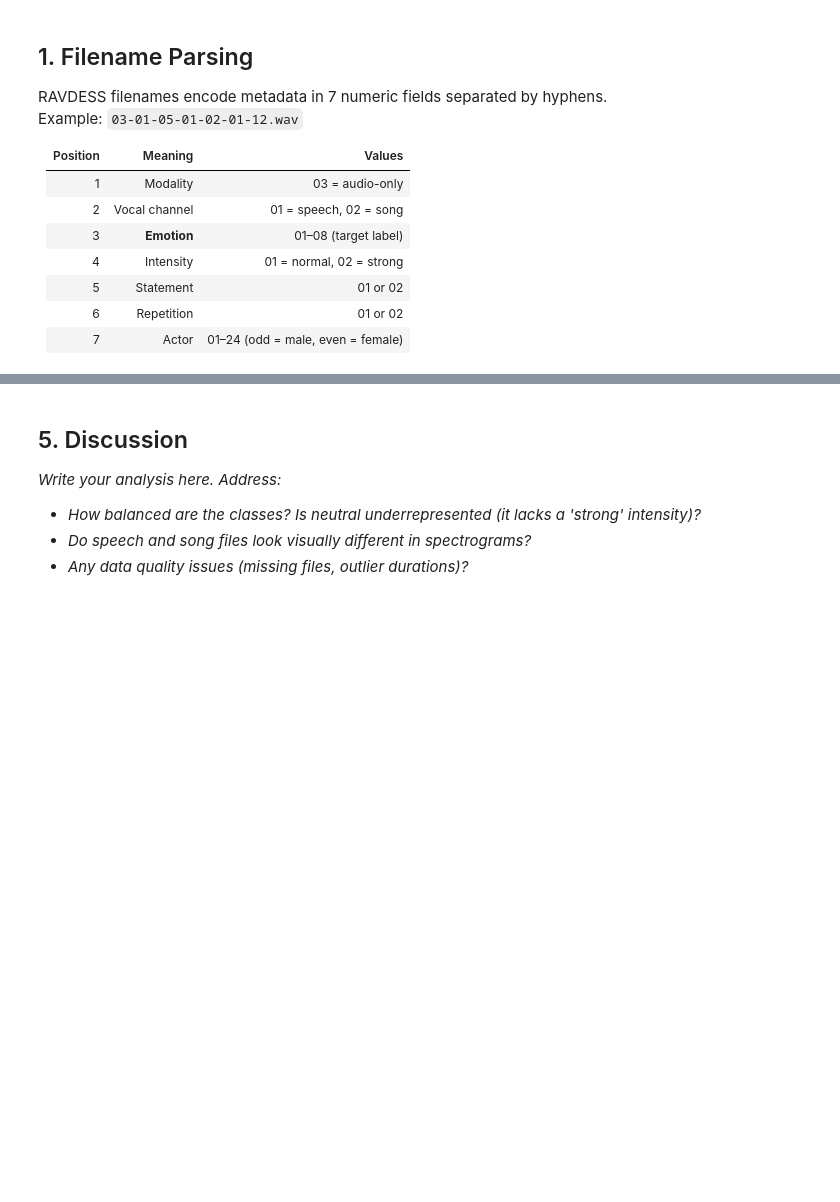
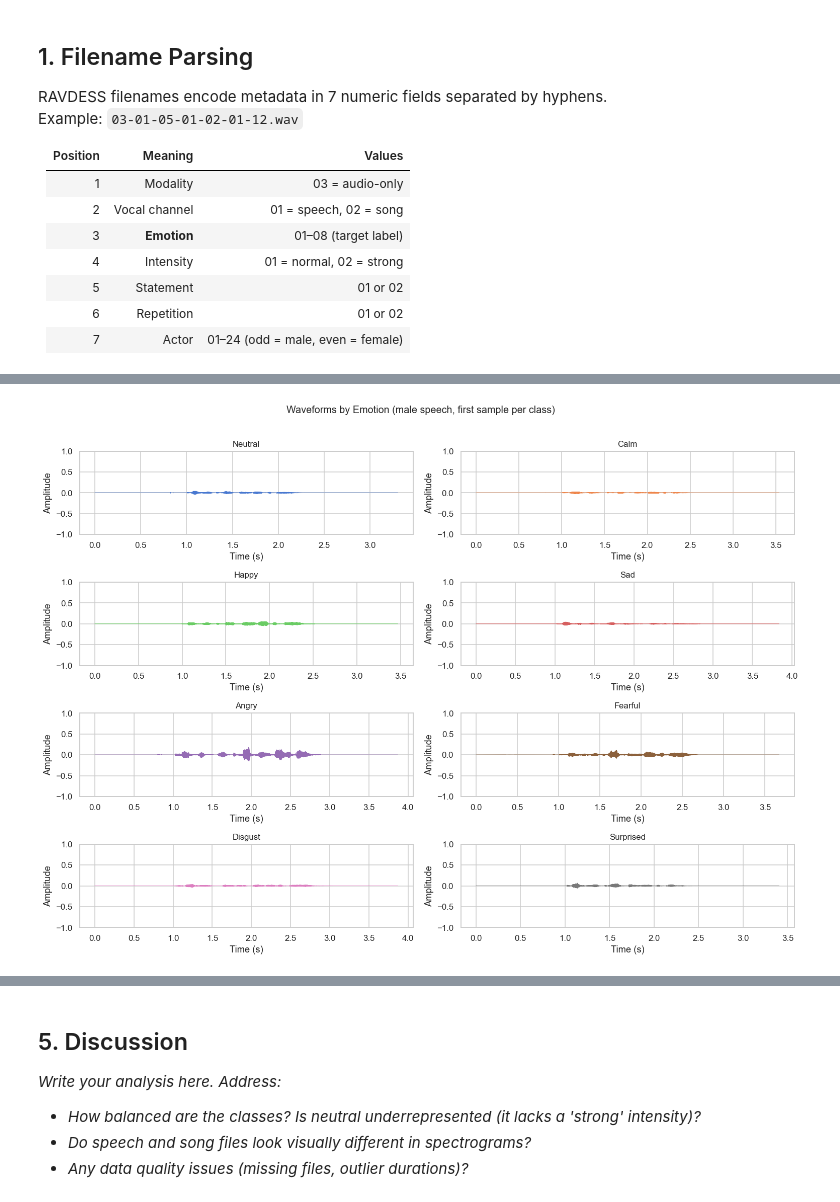
Before and after one commit to micahg1/Project_CSE432-532, a Jupyter notebook: SER_Project/notebooks/week4- data exploration.ipynb, the cells around one changed output, grey strips where cells are left out. Saved outputs shown, nothing was run; the diff lists cells and outputs as text; code cells hidden in the pictures; blank space fills up the shorter version.

```diff
--- a/SER_Project/notebooks/week4- data exploration.ipynb
+++ b/SER_Project/notebooks/week4- data exploration.ipynb
@@ -101,0 +392,33 @@ Plot a mel spectrogram for one sample from each emotion to build intuition about
+# %%
+# Pick one male speech sample per emotion for a fair comparison
+# (same vocal channel, same gender reduces confounding variables)
+sample_df = (
+    df[(df.vocal_channel == 1) & (df.gender == 'male')]
+      .groupby('emotion_label', observed=True)
+      .first()
+      .reset_index()
+)
+
+emotion_order = [EMOTION_MAP[i] for i in range(1, 9)]
+sample_df = sample_df.set_index('emotion_label').loc[emotion_order].reset_index()
+
+fig, axes = plt.subplots(4, 2, figsize=(14, 10))
+axes = axes.flatten()
+
+for i, row in sample_df.iterrows():
+    y, sr = librosa.load(row['path'], sr=None)   # sr=None keeps native 48kHz
+    time  = np.linspace(0, len(y) / sr, len(y))
+
+    axes[i].plot(time, y, color=sns.color_palette('muted', 8)[i], linewidth=0.6)
+    axes[i].set_title(f'{row["emotion_label"].capitalize()}', fontsize=11)
+    axes[i].set_xlabel('Time (s)')
+    axes[i].set_ylabel('Amplitude')
+    axes[i].set_ylim(-1, 1)
+
+plt.suptitle('Waveforms by Emotion (male speech, first sample per class)',
+             fontsize=13, y=1.01)
+plt.tight_layout()
+plt.savefig(os.path.join(OUTPUT_DIR, 'waveforms.png'), bbox_inches='tight')
+plt.show()
+# %% [output]
+[figure, added]
```
Also changed, not shown: parts of 21 cells of this notebook, 8 other files.
